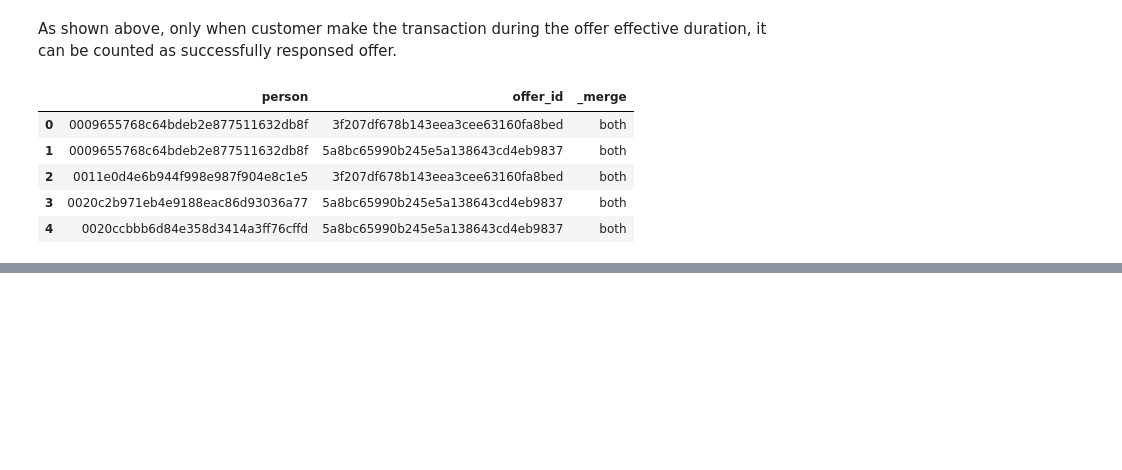
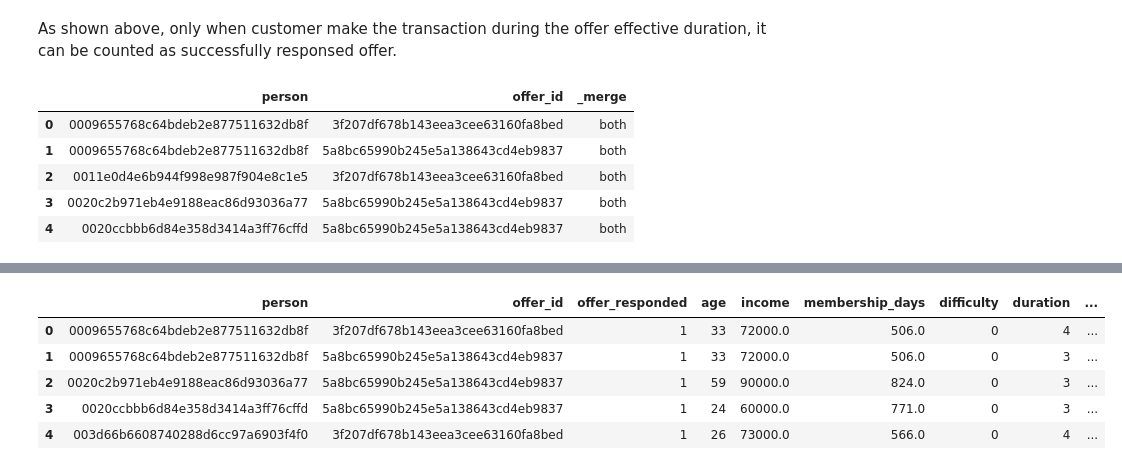
Before and after one commit to JcFreya/Starbucks-Capstone-Challenge, a Jupyter notebook: Starbucks_Capstone_notebook.ipynb, the cells around one changed output, grey strips where cells are left out. Saved outputs shown, nothing was run; the diff lists cells and outputs as text; code cells hidden in the pictures; blank space fills up the shorter version.

```diff
--- a/Starbucks_Capstone_notebook.ipynb
+++ b/Starbucks_Capstone_notebook.ipynb
@@ -617,0 +691,4 @@ informational_offer = info_completed.append(informational_viewed, sort=False)
+# %%
+# subtract the transactions which's not related to the offer
+transactions_not_related=transcript_processed[(transcript_processed['event']=='transaction') & (transcript_processed['completed_offer']==0)].groupby(['person','offer_id'])['amount'].sum().reset_index()
+transactions_not_related.rename(columns={'amount':'amount_invalid'},inplace=True)
@@ -617,0 +823,46 @@ informational_offer = info_completed.append(informational_viewed, sort=False)
+# %%
+# processing on informational data
+# merge with portfolio to get offer details
+informational_offer = informational_offer.merge(portfolio,how='left',on='offer_id')
+
+# reset index for informational_offer
+informational_offer = informational_offer.reset_index().drop(['index'],axis=1,inplace=False)
+
+# split the channel column
+informational_offer['email']= np.nan
+informational_offer.loc[pd.Series(['email' in informational_offer['channels'][x] for x in range(len(informational_offer['channels']))]),'email']=1
+informational_offer['email']=informational_offer['email'].fillna(value=0)
+
+informational_offer['mobile']= np.nan
+informational_offer.loc[pd.Series(['mobile' in informational_offer['channels'][x] for x in range(len(informational_offer['channels']))]),'mobile']=1
+informational_offer['mobile']=informational_offer['mobile'].fillna(value=0)
+
+informational_offer['social']= np.nan
+informational_offer.loc[pd.Series(['social' in informational_offer['channels'][x] for x in range(len(informational_offer['channels']))]),'social']=1
+informational_offer['social']=informational_offer['social'].fillna(value=0)
+
+# drop the useless columns
+informational_offer.drop(['channels'], axis=1, inplace=True)
+# %%
+# merge the informational offer dataframe
+informational_offer = informational_offer.merge(offer_cnt[['person','offer_id','offer_received_cnt']],how='left',on=['person','offer_id'])
+informational_offer = informational_offer.merge(transactions_not_related[['person','offer_id','amount_invalid']],how='left',on=['person','offer_id'])
+# %%
+# fill missing values for amount_invalid and offer_received_cnt with 0
+informational_offer['amount_invalid']=informational_offer['amount_invalid'].fillna(value=0)
+
+#drop income and gender null rows
+informational_offer.dropna(inplace=True);
+
+#convert gender column into dummy variables
+informational_offer=dummy(informational_offer,'gender')
+# %%
+# quick view on informational_offer data
+informational_offer.head()
+# %% [output]
+|  | person | offer_id | offer_responded | age | income | membership_days | difficulty | duration | ... |
+| 0 | 0009655768c64bdeb2e877511632db8f | 3f207df678b143eea3cee63160fa8bed | 1 | 33 | 72000.0 | 506.0 | 0 | 4 | ... |
+| 1 | 0009655768c64bdeb2e877511632db8f | 5a8bc65990b245e5a138643cd4eb9837 | 1 | 33 | 72000.0 | 506.0 | 0 | 3 | ... |
+| 2 | 0020c2b971eb4e9188eac86d93036a77 | 5a8bc65990b245e5a138643cd4eb9837 | 1 | 59 | 90000.0 | 824.0 | 0 | 3 | ... |
+| 3 | 0020ccbbb6d84e358d3414a3ff76cffd | 5a8bc65990b245e5a138643cd4eb9837 | 1 | 24 | 60000.0 | 771.0 | 0 | 3 | ... |
+| 4 | 003d66b6608740288d6cc97a6903f4f0 | 3f207df678b143eea3cee63160fa8bed | 1 | 26 | 73000.0 | 566.0 | 0 | 4 | ... |
```
Also changed, not shown: parts of 23 cells of this notebook.
